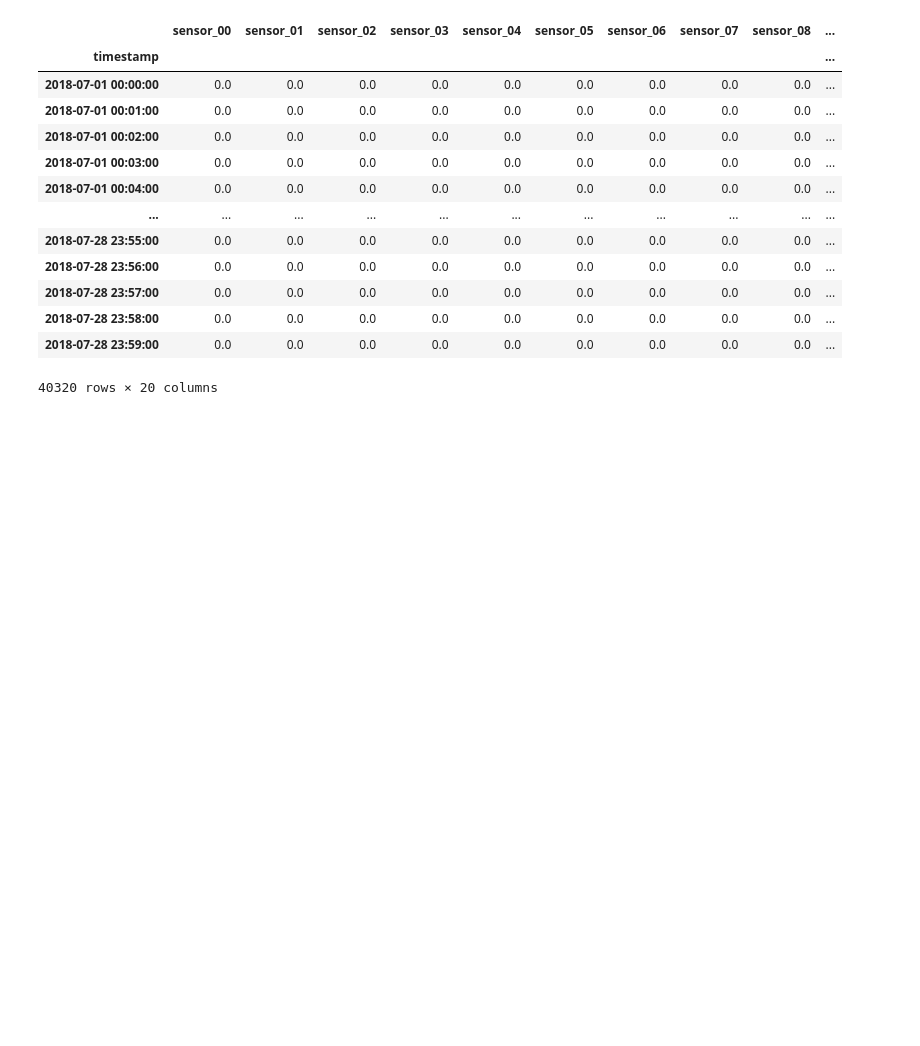
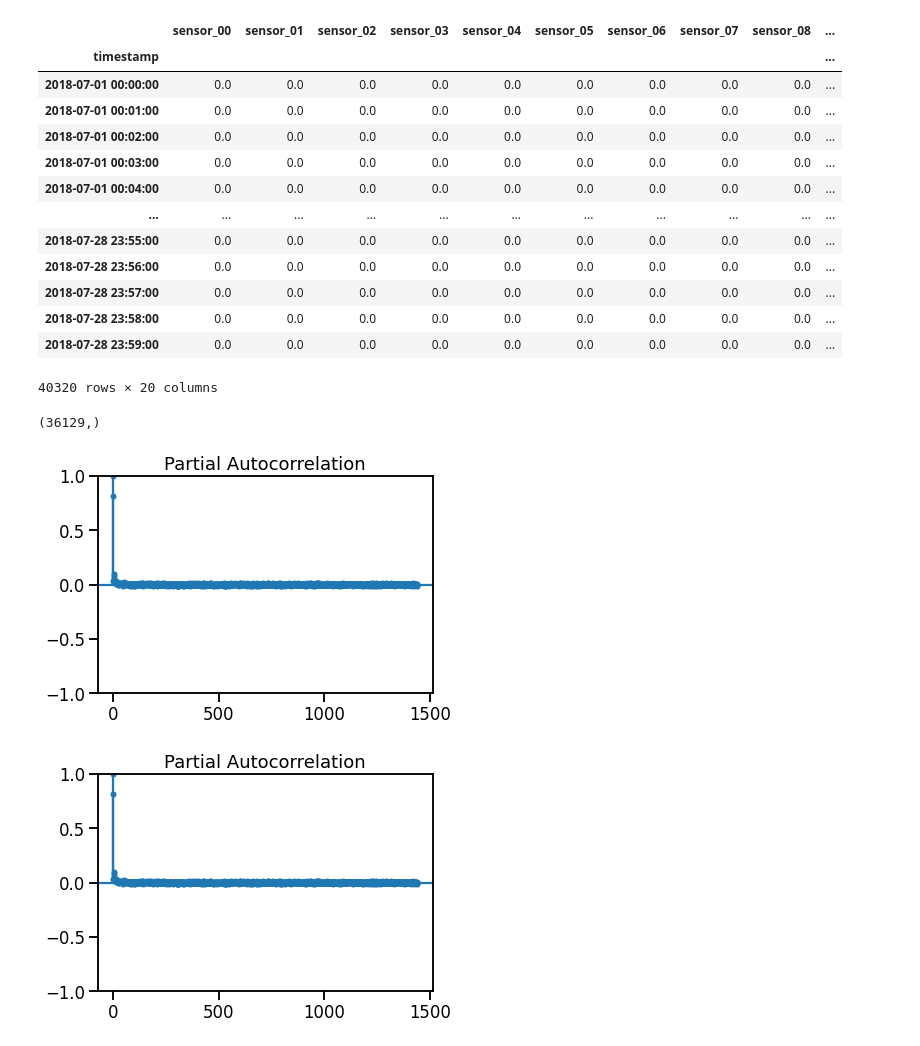
Before and after one commit to NicolaRonzoni/System-for-anomaly-detection, a Jupyter notebook: Time series.ipynb, the cells around one changed output. Drawn from its saved outputs; the diff is of its cells as text; code cells hidden in the pictures; blank space fills up the shorter version.

```diff
--- a/Time series.ipynb
+++ b/Time series.ipynb
@@ -1257,3 +1092,9 @@ def evaluation_RPA(model1,model2,model3):
         print(f"MTTD:      {mttd_model3}")
         print()
     return ()
+# %%
+alarms = pd.read_csv('/mnt/c/Users/NicolaRonzoni/OneDrive - BitBang Srl/alarms_log_data/raw/alarms.csv',sep=',')
+# %%
+alarms.index=alarms.timestamp
+# %%
+data=alarms.alarm.loc[alarms['serial'] == 0]
@@ -1259,0 +1103,4 @@ def evaluation_RPA(model1,model2,model3):
+# %%
+data_array.shape
+# %% [output]
+(36129,)
@@ -1259,0 +1124,9 @@ def evaluation_RPA(model1,model2,model3):
+# %%
+import statsmodels
+from statsmodels.tsa.stattools import acf, pacf
+from statsmodels.graphics.tsaplots import plot_acf, plot_pacf
+from statsmodels.tsa.seasonal import seasonal_decompose
+plot_pacf(data,lags=1440)
+# %% [output]
+[figure, added]
+[figure, added]
```
Also changed, not shown: parts of 29 cells of this notebook.
